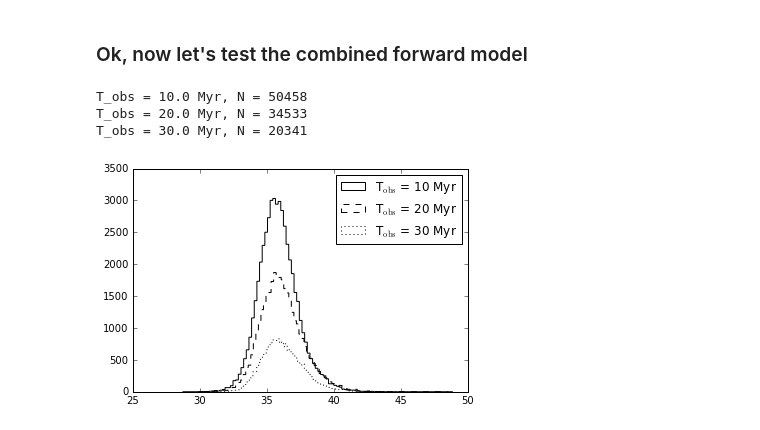
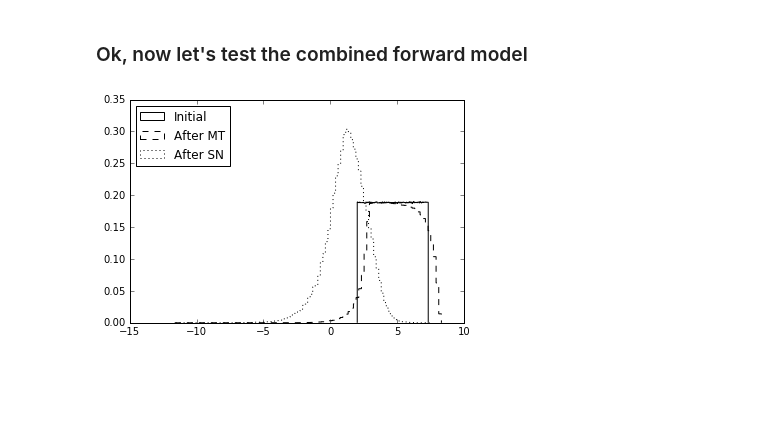
Before and after one commit to astroJeff/XRB, a Jupyter notebook: notebooks/XRB Probability.ipynb, the cells around one changed output. Saved outputs shown, nothing was run; the diff lists cells and outputs as text; code cells hidden in the pictures; blank space fills up the shorter version.

```diff
--- a/notebooks/XRB Probability.ipynb
+++ b/notebooks/XRB Probability.ipynb
@@ -405,66 +417,22 @@ A_a = get_A(A_min, A_max, N)
 # %%
-# Now, let's run evolution functions
-
-# MT phase
-M_1_b, M_2_b, A_b = func_MT_forward(M_1_a, M_2_a, A_a)
-
-# SN
-A_tmp, v_tmp, e_tmp = func_SN_forward(M_1_b, M_2_b, A_b, v_k, theta, phi)
-v_sys = v_tmp[np.where(abs(e_tmp-0.5)<0.5)]
-A_c = A_tmp[np.where(abs(e_tmp-0.5)<0.5)]
-e_c = e_tmp[np.where(abs(e_tmp-0.5)<0.5)]
-M_2_c = M_2_b[np.where(abs(e_tmp-0.5)<0.5)]
-
 
 
 #plt.hist(M_1_a, histtype='step', color='k', bins=n_bins, normed=1)
 #plt.hist(M_1_b, histtype='step', color='k', bins=n_bins, normed=1, linestyle='--')
 
 #plt.hist(M_2_a, histtype='step', color='k', bins=n_bins, normed=1)
 #plt.hist(M_2_b, histtype='step', color='k', bins=n_bins, normed=1, linestyle='--')
 
-#plt.hist(np.log10(A_a), histtype='step', color='k', bins=n_bins, normed=1, label='Initial')
-#plt.hist(np.log10(A_b), histtype='step', color='k', bins=n_bins, normed=1, label='After MT', linestyle='--')
-#plt.hist(np.log10(A_c), histtype='step', color='k', bins=n_bins, normed=1, label='After SN', linestyle='dotted')
-#plt.legend(loc=2)
+
+plt.hist(np.log10(A_a), histtype='step', color='k', bins=n_bins, normed=1, label='Initial')
+plt.hist(np.log10(A_b), histtype='step', color='k', bins=n_bins, normed=1, label='After MT', linestyle='--')
+plt.hist(np.log10(A_c), histtype='step', color='k', bins=n_bins, normed=1, label='After SN', linestyle='dotted')
+plt.legend(loc=2)
 
 #plt.hist(v_sys, range=(0.0, 1000.0), histtype='step', color='k', bins=n_bins, normed=1)
 
 #plt.hist(e_c, histtype='step', color='k', bins=n_bins, normed=1)
 
-
-# X-ray binary
-t_obs = 10.0  # Myr
-M_2_out, L_x = func_Lx_forward(M_2_c, A_c, t_obs)
-
-print "T_obs =",t_obs, "Myr, N =", len(L_x[np.where(L_x != 0)])
-
-plt.hist(np.log10(L_x[np.where(L_x != 0)]), histtype='step', color='k', bins=n_bins, label=r"T$_{\rm obs}$ = 10 Myr")
-
-
-t_obs = 20.0  # Myr
-M_2_out, L_x = func_Lx_forward(M_2_c, A_c, t_obs)
-
-print "T_obs =",t_obs, "Myr, N =", len(L_x[np.where(L_x != 0)])
-
-plt.hist(np.log10(L_x[np.where(L_x != 0)]), histtype='step', color='k', linestyle='--', bins=n_bins, label=r"T$_{\rm obs}$ = 20 Myr")
-
-
-
-t_obs = 30.0  # Myr
-M_2_out, L_x = func_Lx_forward(M_2_c, A_c, t_obs)
-
-print "T_obs =",t_obs, "Myr, N =", len(L_x[np.where(L_x != 0)])
-
-plt.hist(np.log10(L_x[np.where(L_x != 0)]), histtype='step', color='k', linestyle='dotted', bins=n_bins, label=r"T$_{\rm obs}$ = 30 Myr")
-
-
-plt.legend()
-
-
 plt.show()
 # %% [output]
-T_obs = 10.0 Myr, N = 50458
-T_obs = 20.0 Myr, N = 34533
-T_obs = 30.0 Myr, N = 20341
-[figure, old version]
+[figure, new version]
```
Also changed, not shown: parts of 2 cells of this notebook.
